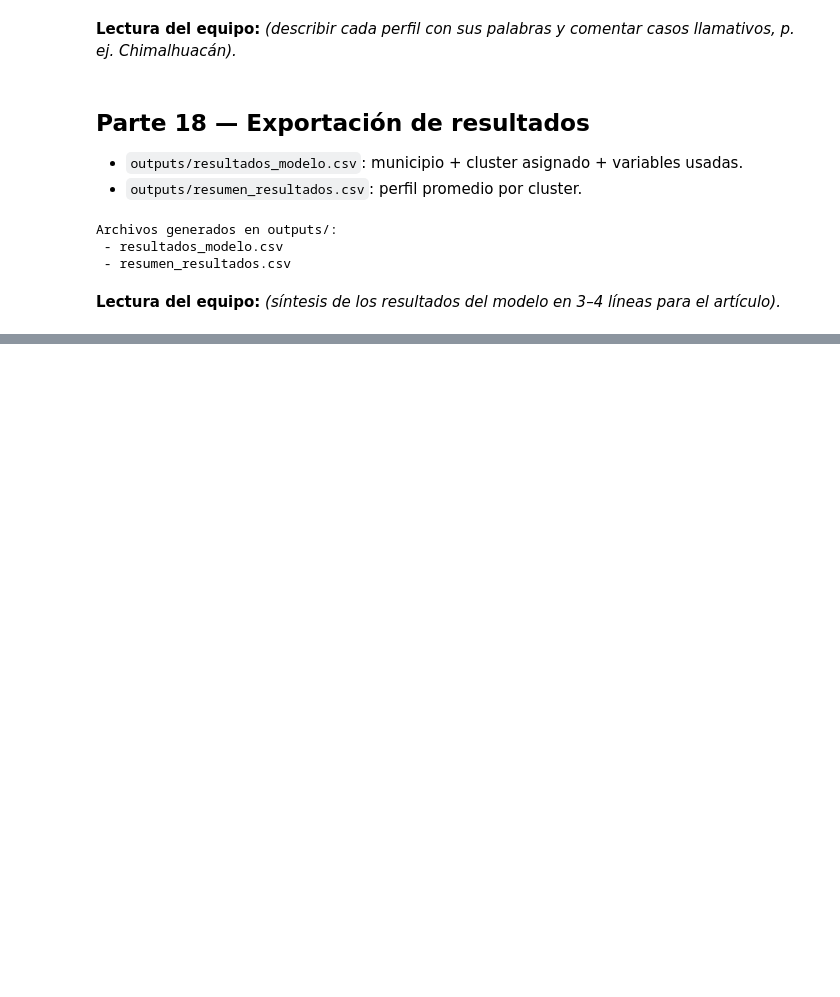
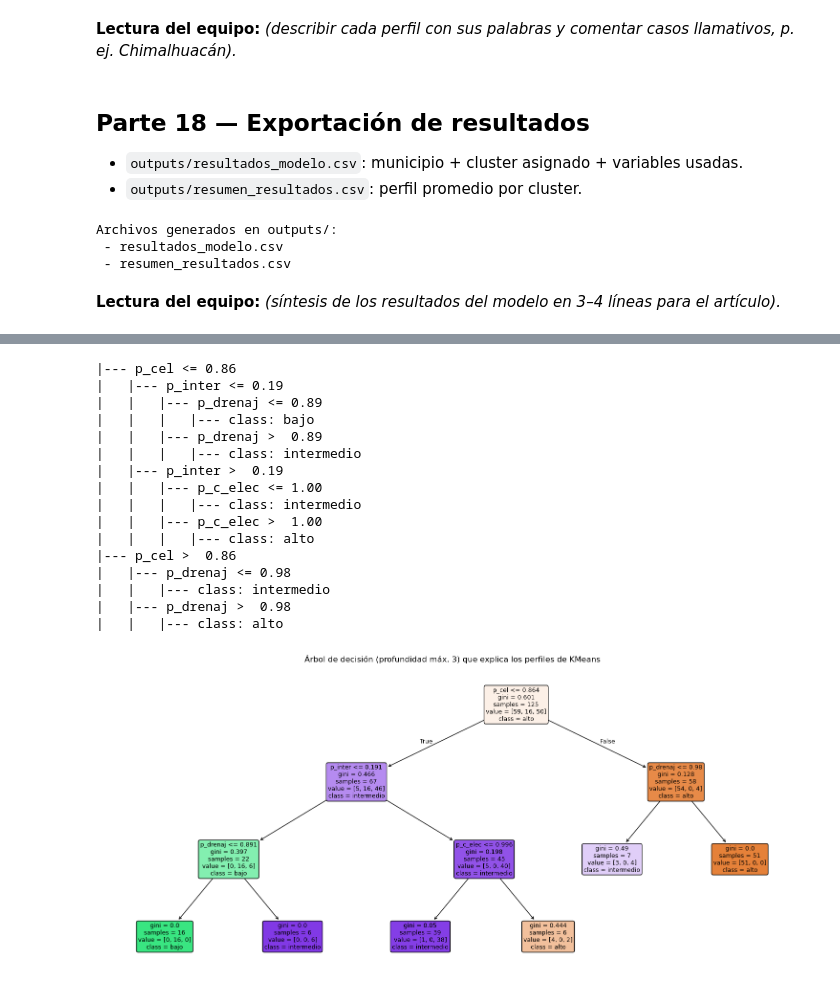
Before and after one commit to Elias-Manuel-Marquez-Bailon/proyecto-articulo-datos-publicos, a Jupyter notebook: notebook/analisis_datos_publicos.ipynb, the cells around one changed output, grey strips where cells are left out. Cells and saved outputs as stored; diff of their text form; code cells hidden in the pictures; blank space fills up the shorter version.

Commit message:
Fase 5: arbol de decision explicativo (precision 0.952), reglas e importancias de variables

```diff
--- a/notebook/analisis_datos_publicos.ipynb
+++ b/notebook/analisis_datos_publicos.ipynb
@@ -486,0 +495,12 @@ Archivos generados en outputs/:
+# %%
+X_tree = df[clust_vars]
+y_tree = df["perfil"]
+
+arbol = DecisionTreeClassifier(max_depth=3, min_samples_leaf=5, random_state=SEED)
+arbol.fit(X_tree, y_tree)
+
+print("Precisión del árbol reproduciendo los clusters:", round(arbol.score(X_tree, y_tree), 3))
+print("Profundidad:", arbol.get_depth(), "| Hojas:", arbol.get_n_leaves())
+
+coincide = pd.crosstab(y_tree, pd.Series(arbol.predict(X_tree), index=df.index, name="predicho"))
+print(coincide)
@@ -486,0 +523,28 @@ Archivos generados en outputs/:
+# %%
+print(export_text(arbol, feature_names=clust_vars))
+
+fig, ax = plt.subplots(figsize=(15, 7))
+plot_tree(arbol, feature_names=clust_vars, class_names=list(arbol.classes_),
+          filled=True, rounded=True, fontsize=9, ax=ax)
+ax.set_title("Árbol de decisión (profundidad máx. 3) que explica los perfiles de KMeans")
+fig.tight_layout()
+fig.savefig(IMG / "grafica_8.png", dpi=150, bbox_inches="tight")
+plt.show()
+# %% [output]
+|--- p_cel <= 0.86
+|   |--- p_inter <= 0.19
+|   |   |--- p_drenaj <= 0.89
+|   |   |   |--- class: bajo
+|   |   |--- p_drenaj >  0.89
+|   |   |   |--- class: intermedio
+|   |--- p_inter >  0.19
+|   |   |--- p_c_elec <= 1.00
+|   |   |   |--- class: intermedio
+|   |   |--- p_c_elec >  1.00
+|   |   |   |--- class: alto
+|--- p_cel >  0.86
+|   |--- p_drenaj <= 0.98
+|   |   |--- class: intermedio
+|   |--- p_drenaj >  0.98
+|   |   |--- class: alto
+[figure, added]
```
Also changed, not shown: parts of 7 cells of this notebook, 3 other files.
